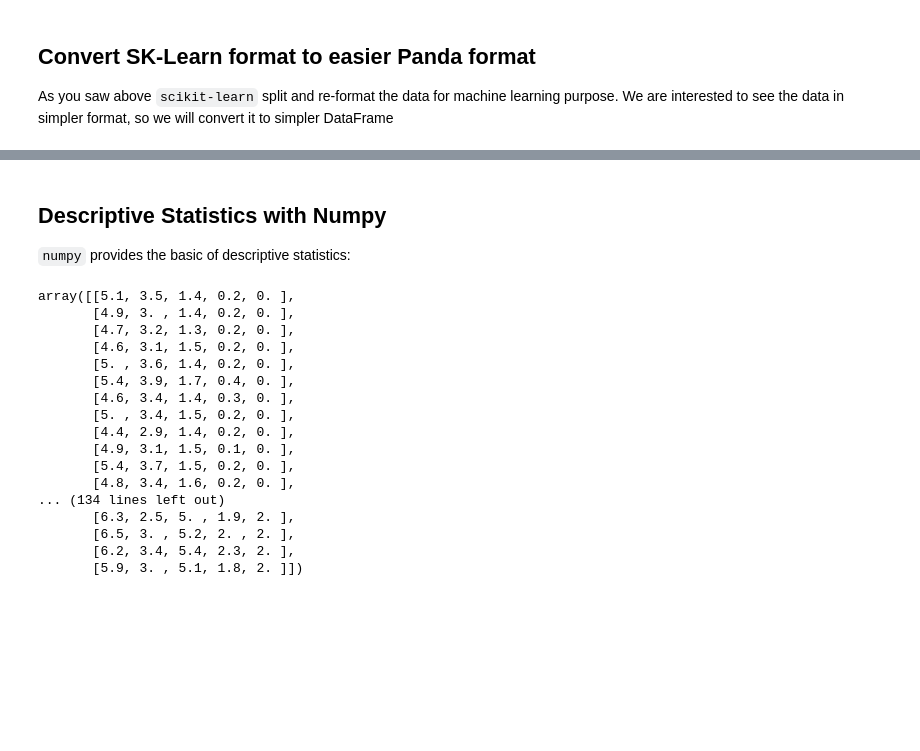
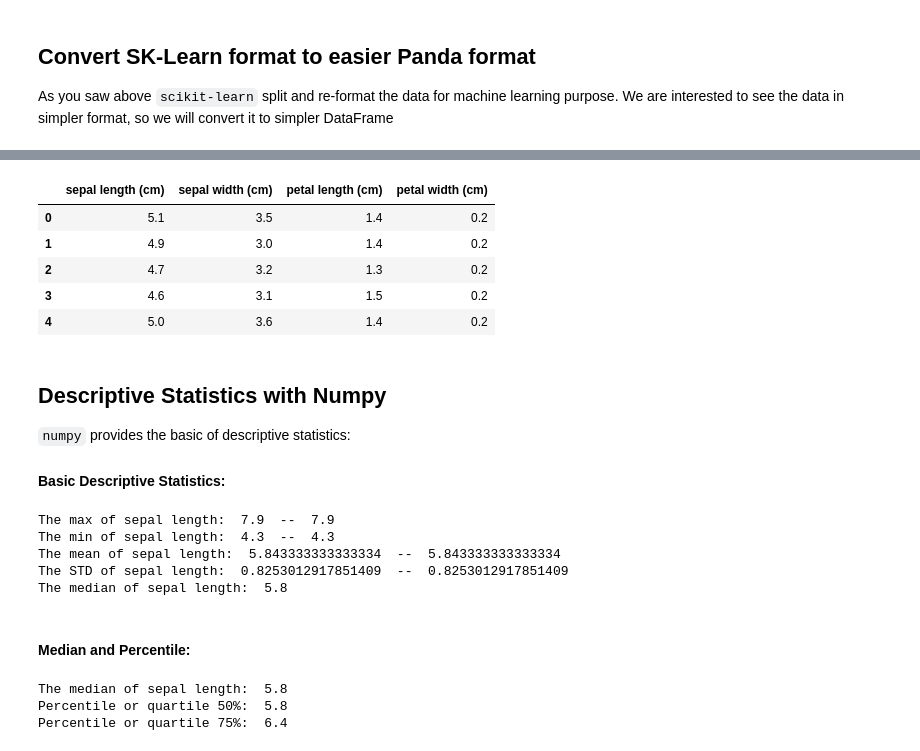
Before and after one commit to gkarwchan/Python-Statistics, a Jupyter notebook: presentation.ipynb, the cells around one changed output, grey strips where cells are left out. Saved outputs shown, nothing was run; the diff lists cells and outputs as text; code cells hidden in the pictures; blank space fills up the shorter version.

Commit message:
add statistics

```diff
--- a/presentation.ipynb
+++ b/presentation.ipynb
@@ -71,24 +54,43 @@ array([[5.1, 3.5, 1.4, 0.2, 0. ],
+# %%
+import pandas as pd
+iris_df = pd.DataFrame(iris.data, columns=iris.feature_names)
+iris_df.head()
+# %% [output]
+|  | sepal length (cm) | sepal width (cm) | petal length (cm) | petal width (cm) |
+| 0 | 5.1 | 3.5 | 1.4 | 0.2 |
+| 1 | 4.9 | 3.0 | 1.4 | 0.2 |
+| 2 | 4.7 | 3.2 | 1.3 | 0.2 |
+| 3 | 4.6 | 3.1 | 1.5 | 0.2 |
+| 4 | 5.0 | 3.6 | 1.4 | 0.2 |
 # %% [markdown]
 ## Descriptive Statistics with Numpy
 `numpy` provides the basic of descriptive statistics:
+
+#### Basic Descriptive Statistics:
-# %%
-import numpy as np
-np.concatenate([iris.data, iris.target[:, None].astype(int)], axis=1)
-# %% [output]
-array([[5.1, 3.5, 1.4, 0.2, 0. ],
-       [4.9, 3. , 1.4, 0.2, 0. ],
-       [4.7, 3.2, 1.3, 0.2, 0. ],
-       [4.6, 3.1, 1.5, 0.2, 0. ],
-       [5. , 3.6, 1.4, 0.2, 0. ],
-       [5.4, 3.9, 1.7, 0.4, 0. ],
-       [4.6, 3.4, 1.4, 0.3, 0. ],
-       [5. , 3.4, 1.5, 0.2, 0. ],
-       [4.4, 2.9, 1.4, 0.2, 0. ],
-       [4.9, 3.1, 1.5, 0.1, 0. ],
-       [5.4, 3.7, 1.5, 0.2, 0. ],
-       [4.8, 3.4, 1.6, 0.2, 0. ],
-... (134 lines left out)
-       [6.3, 2.5, 5. , 1.9, 2. ],
-       [6.5, 3. , 5.2, 2. , 2. ],
-       [6.2, 3.4, 5.4, 2.3, 2. ],
-       [5.9, 3. , 5.1, 1.8, 2. ]])
+# %%
+import numpy as np
+sepal_lengths = iris.data[:,0]
+
+print ('The max of sepal length: ', sepal_lengths.max(), ' -- ', np.max(sepal_lengths))
+print ('The min of sepal length: ', sepal_lengths.min(),  ' -- ', np.min(sepal_lengths))
+print ('The mean of sepal length: ', sepal_lengths.mean(), ' -- ',  np.mean(sepal_lengths))
+print ('The STD of sepal length: ', sepal_lengths.std(),  ' -- ', np.std(sepal_lengths))
+# %% [output]
+The max of sepal length:  7.9  --  7.9
+The min of sepal length:  4.3  --  4.3
+The mean of sepal length:  5.843333333333334  --  5.843333333333334
+The STD of sepal length:  0.8253012917851409  --  0.8253012917851409
+The median of sepal length:  5.8
+# %% [markdown]
+#### Median and Percentile:
+# %%
+from scipy.stats import scoreatpercentile
+%matplotlib notebook
+
+print ('The median of sepal length: ', np.median(sepal_lengths))
+print ('Percentile or quartile 50%: ', scoreatpercentile(sepal_lengths, 50))
+print ('Percentile or quartile 75%: ', scoreatpercentile(sepal_lengths, 75))
+# %% [output]
+The median of sepal length:  5.8
+Percentile or quartile 50%:  5.8
+Percentile or quartile 75%:  6.4
```
Also changed, not shown: parts of 7 cells of this notebook.
